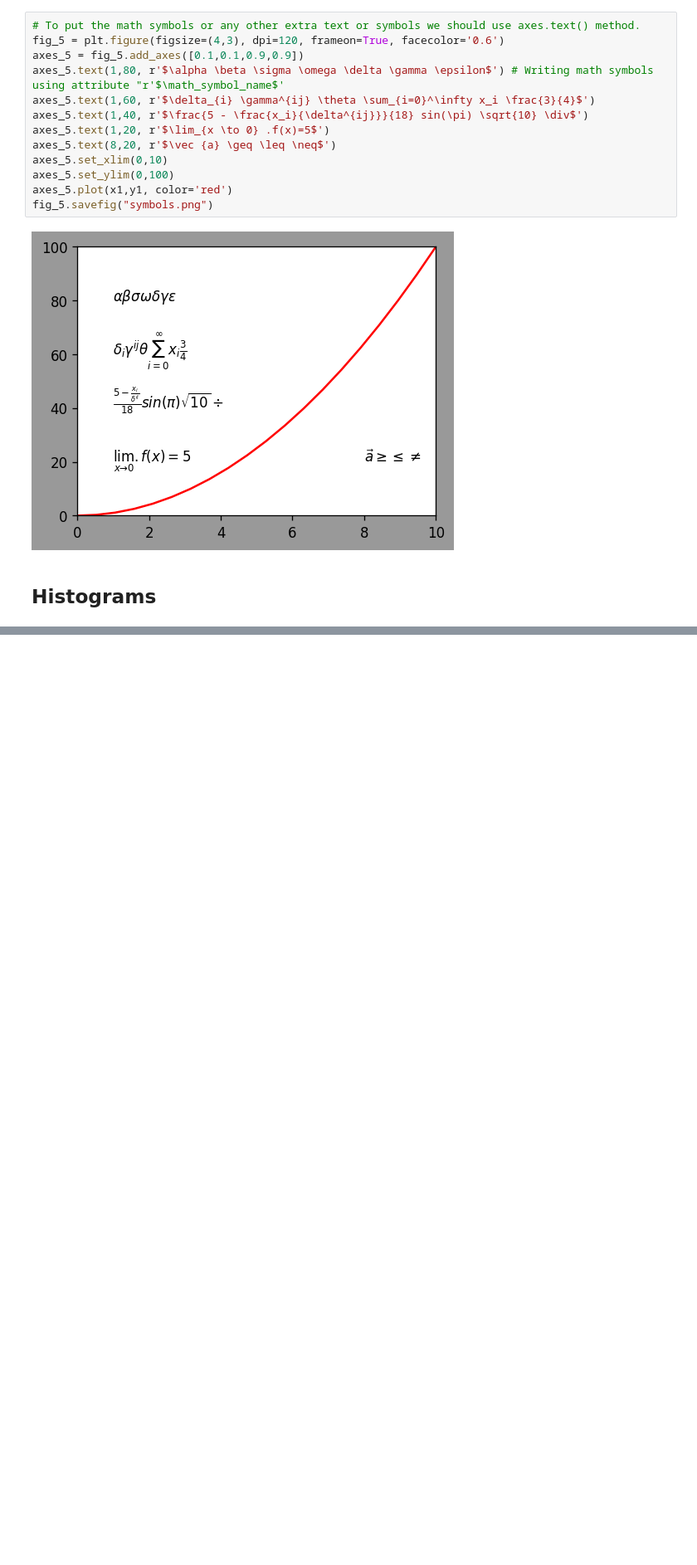
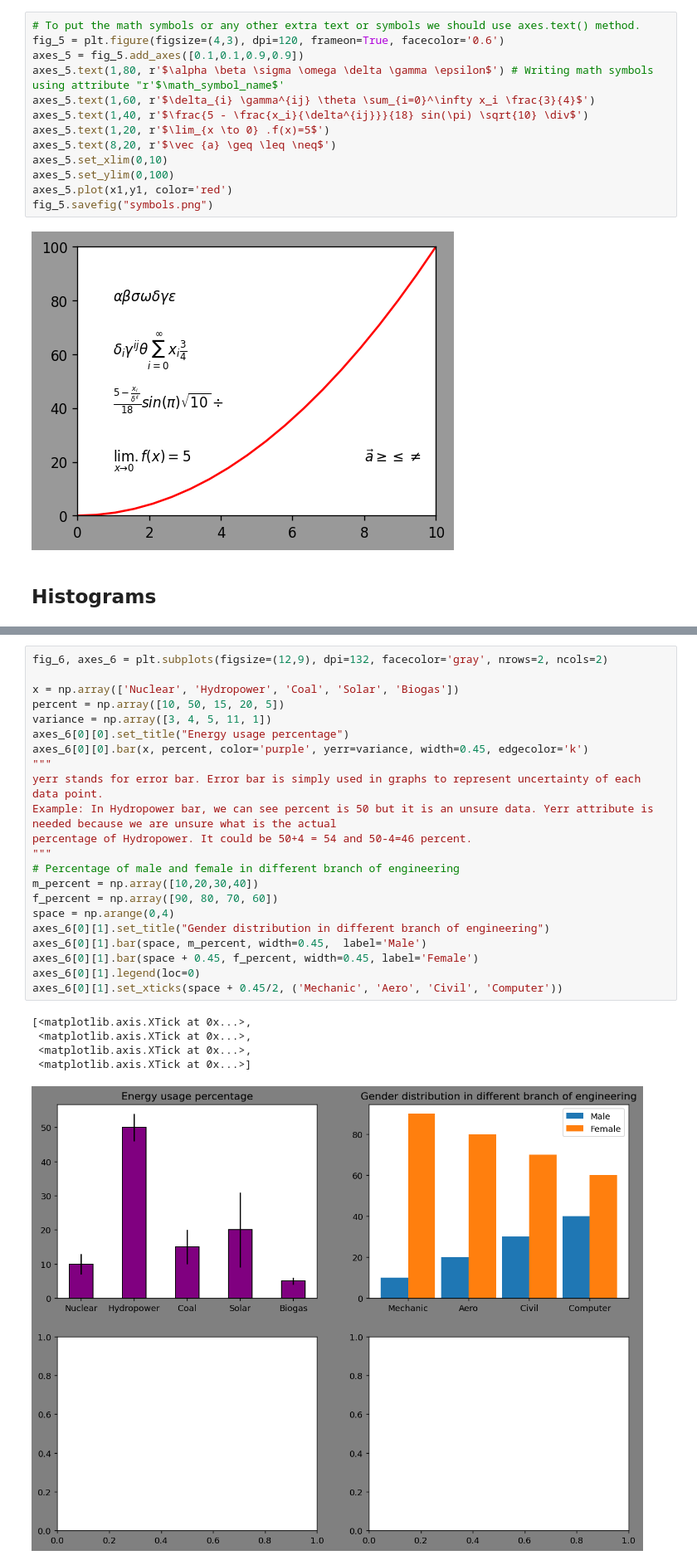
Before and after one commit to Swayam-Ghimire/pandas, a Jupyter notebook: matplotlib.ipynb, the cells around one changed output, grey strips where cells are left out. Shown at 83% size. Cells and saved outputs as stored; diff of their text form; blank space fills up the shorter version.

```diff
--- a/matplotlib.ipynb
+++ b/matplotlib.ipynb
@@ -187,0 +192,28 @@ plt.hist(arr_3, bins=11, density=False, stacked=True, color='0.6', histtype='ste
+# %%
+fig_6, axes_6 = plt.subplots(figsize=(12,9), dpi=132, facecolor='gray', nrows=2, ncols=2)
+
+x = np.array(['Nuclear', 'Hydropower', 'Coal', 'Solar', 'Biogas'])
+percent = np.array([10, 50, 15, 20, 5])
+variance = np.array([3, 4, 5, 11, 1])
+axes_6[0][0].set_title("Energy usage percentage")
+axes_6[0][0].bar(x, percent, color='purple', yerr=variance, width=0.45, edgecolor='k')
+"""
+yerr stands for error bar. Error bar is simply used in graphs to represent uncertainty of each data point.
+Example: In Hydropower bar, we can see percent is 50 but it is an unsure data. Yerr attribute is needed because we are unsure what is the actual
+percentage of Hydropower. It could be 50+4 = 54 and 50-4=46 percent.
+"""
+# Percentage of male and female in different branch of engineering
+m_percent = np.array([10,20,30,40])
+f_percent = np.array([90, 80, 70, 60])
+space = np.arange(0,4)
+axes_6[0][1].set_title("Gender distribution in different branch of engineering")
+axes_6[0][1].bar(space, m_percent, width=0.45,  label='Male')
+axes_6[0][1].bar(space + 0.45, f_percent, width=0.45, label='Female')
+axes_6[0][1].legend(loc=0)
+axes_6[0][1].set_xticks(space + 0.45/2, ('Mechanic', 'Aero', 'Civil', 'Computer'))
+# %% [output]
+[<matplotlib.axis.XTick at 0x...>,
+ <matplotlib.axis.XTick at 0x...>,
+ <matplotlib.axis.XTick at 0x...>,
+ <matplotlib.axis.XTick at 0x...>]
+[figure, added]
```
Also changed, not shown: parts of 1 cell of this notebook.
